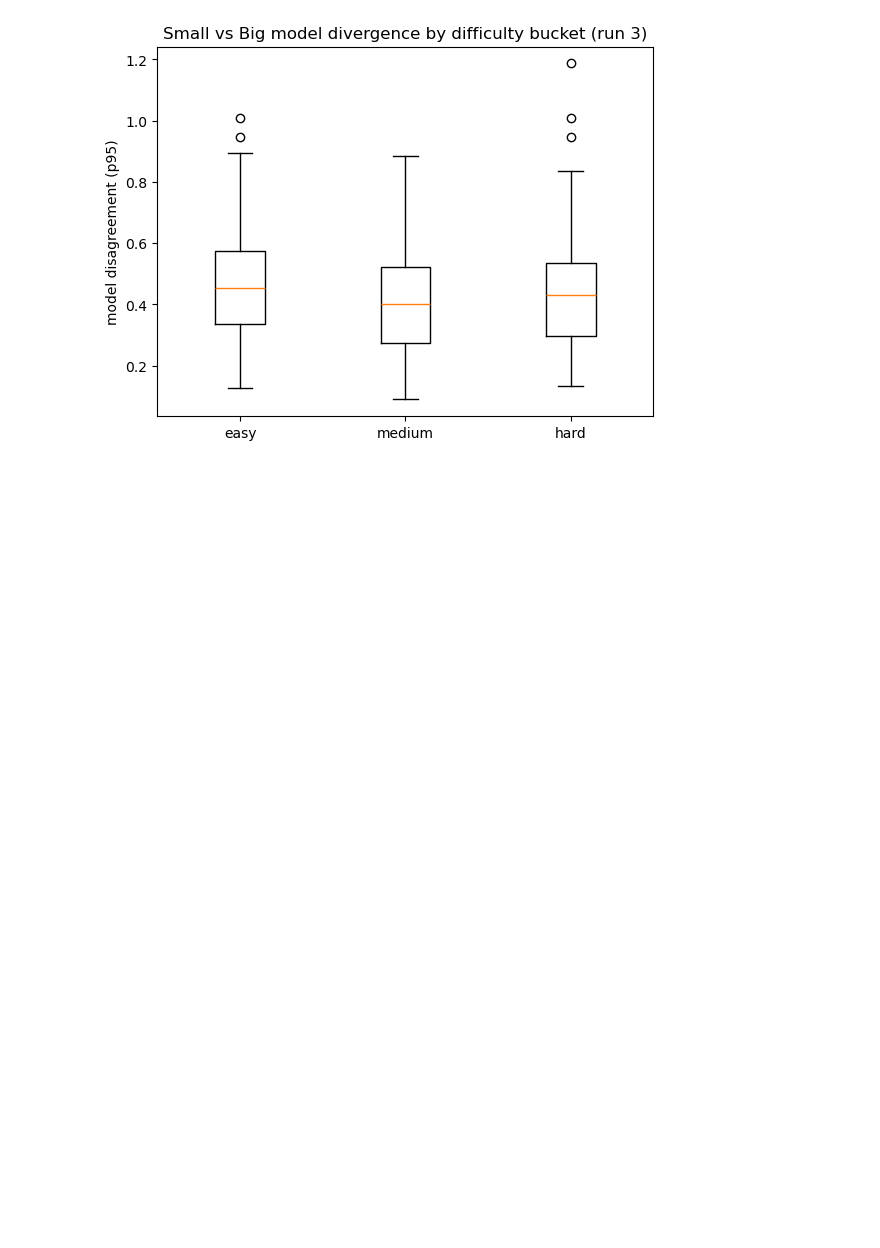
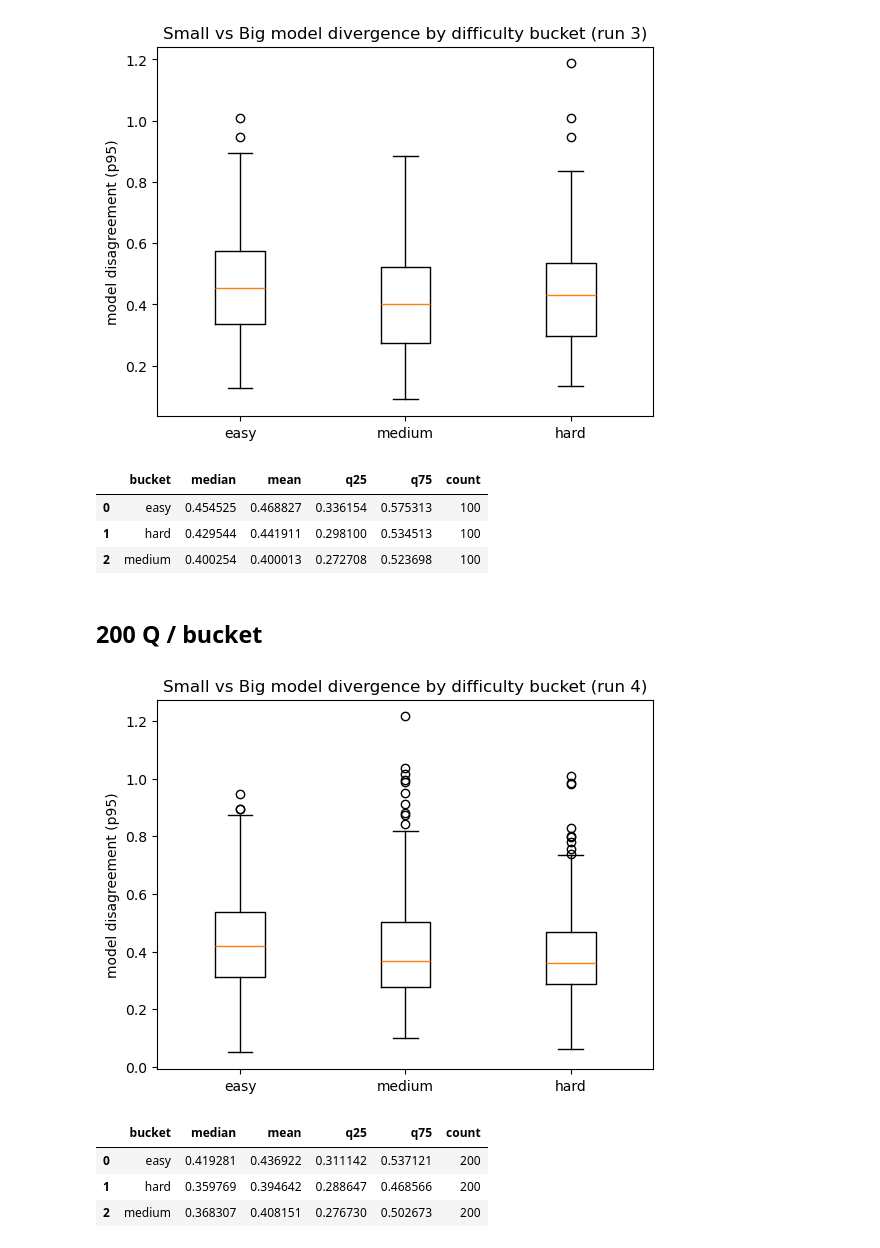
Before and after one commit to Allegra0077/llm-cross-eval, a Jupyter notebook: notebooks/exp3_visualize.ipynb, the cells around one changed output. Saved outputs shown, nothing was run; the diff lists cells and outputs as text; code cells hidden in the pictures; blank space fills up the shorter version.

Commit message:
Exp 3 results

```diff
--- a/notebooks/exp3_visualize.ipynb
+++ b/notebooks/exp3_visualize.ipynb
@@ -276,3 +262,69 @@ plt.title("Small vs Big model divergence by difficulty bucket (run 3)")
 plt.show()
 # %% [output]
 [figure]
+# %%
+summary = (
+    per_problem_3
+    .groupby("bucket")["p95_abs_log10"]
+    .agg(
+        median="median",
+        mean="mean",
+        q25=lambda x: x.quantile(0.25),
+        q75=lambda x: x.quantile(0.75),
+        count="count",
+    )
+    .reset_index()
+)
+
+summary
+# %% [output]
+|  | bucket | median | mean | q25 | q75 | count |
+| 0 | easy | 0.454525 | 0.468827 | 0.336154 | 0.575313 | 100 |
+| 1 | hard | 0.429544 | 0.441911 | 0.298100 | 0.534513 | 100 |
+| 2 | medium | 0.400254 | 0.400013 | 0.272708 | 0.523698 | 100 |
+# %% [markdown]
+## 200 Q / bucket
+# %%
+csv_path_4 = "/Data/allegra-maria-pia.boustany/llm_cross_eval/results/exp1_turn1_Qwen3-4B-Thinking-2507_vs_Qwen3-30B-A3B-Thinking-2507_1768569842.csv"
+df4 = pd.read_csv(csv_path_4)
+
+df4["ratio"] = df4["ratio_pA_over_pB"].clip(lower=1e-30)
+df4["log10_ratio"] = np.log10(df4["ratio"])
+df4["abs_log10_ratio"] = df4["log10_ratio"].abs()
+
+
+per_problem_4 = df4.groupby(group_cols).agg(
+    n_tokens=("token_idx", "count"),
+    mean_abs_log10=("abs_log10_ratio", "mean"),
+    p95_abs_log10=("abs_log10_ratio", lambda x: np.percentile(x, 95)),
+    max_abs_log10=("abs_log10_ratio", "max"),
+).reset_index()
+
+data4 = [per_problem_4.loc[per_problem_4["bucket"]==b, "p95_abs_log10"].values for b in order]
+plt.figure()
+plt.boxplot(data4, labels=order)
+plt.ylabel("model disagreement (p95)")
+plt.title("Small vs Big model divergence by difficulty bucket (run 4)")
+plt.show()
+# %% [output]
+[figure, added]
+# %%
+summary = (
+    per_problem_4
+    .groupby("bucket")["p95_abs_log10"]
+    .agg(
+        median="median",
+        mean="mean",
+        q25=lambda x: x.quantile(0.25),
+        q75=lambda x: x.quantile(0.75),
+        count="count",
+    )
+    .reset_index()
+)
+
+summary
+# %% [output]
+|  | bucket | median | mean | q25 | q75 | count |
+| 0 | easy | 0.419281 | 0.436922 | 0.311142 | 0.537121 | 200 |
+| 1 | hard | 0.359769 | 0.394642 | 0.288647 | 0.468566 | 200 |
+| 2 | medium | 0.368307 | 0.408151 | 0.276730 | 0.502673 | 200 |
```
Also changed, not shown: parts of 11 cells of this notebook, 1 other file.
